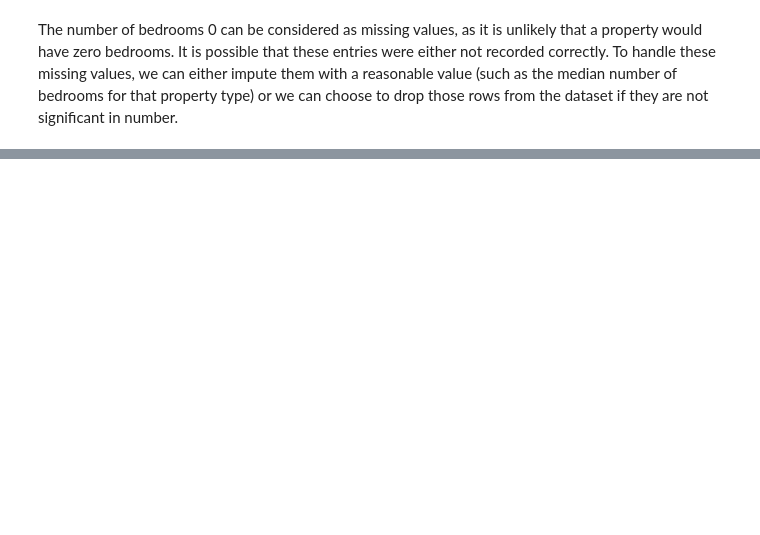
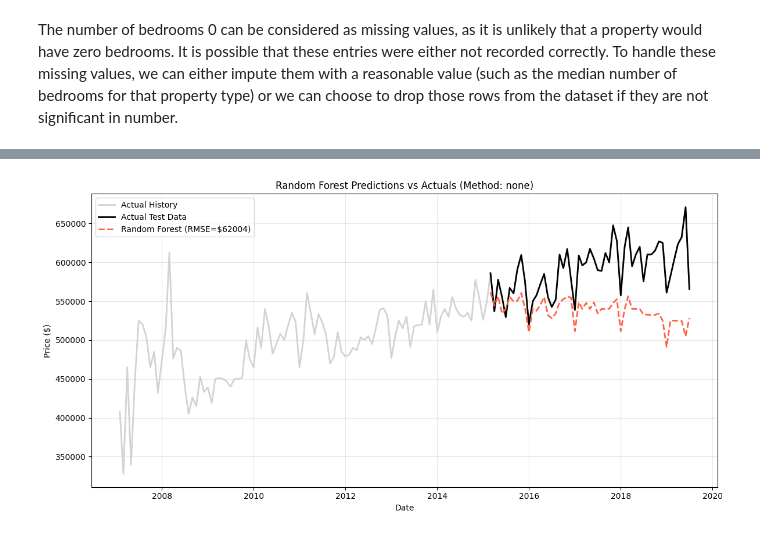
Before and after one commit to lucazini03/AI_industry, a Jupyter notebook: property_sales_forecasting/sales.ipynb, the cells around one changed output, grey strips where cells are left out. Saved outputs shown, nothing was run; the diff lists cells and outputs as text; code cells hidden in the pictures; blank space fills up the shorter version.

Commit message:
sales

```diff
--- a/property_sales_forecasting/sales.ipynb
+++ b/property_sales_forecasting/sales.ipynb
@@ -1,3 +3,5 @@
+# %%
+train_size = 0.65
 # %%
 import warnings
 warnings.filterwarnings('ignore')
@@ -115,0 +304,81 @@ print(df[df['type'] == 'unit']['bedrooms'].unique())
+# %%
+from sklearn.ensemble import RandomForestRegressor
+from sklearn.inspection import PartialDependenceDisplay
+from sklearn.metrics import mean_squared_error
+import math
+
+# Function to calculate RMSE in Dollars
+def calculate_rmse(y_true, y_pred):
+    return np.sqrt(mean_squared_error(y_true, y_pred))
+
+for type_of_outlier in ['none', 'remove', 'log_transform']: #'power_transform']:
+    print(f"\n--- Handling outliers with method: {type_of_outlier} ---")
+
+    # 1. Get the NEW data from the pipeline
+    df_cleaned, monthly, monthly_df_cleaned = pipeline(df, type_of_outlier=type_of_outlier, plotting=False)
+
+    # 2. Update Train/Test splits using the NEW monthly_df_cleaned
+    split_idx = int(len(monthly_df_cleaned) * train_size)
+    train = monthly_df_cleaned.iloc[:split_idx]
+    test = monthly_df_cleaned.iloc[split_idx:]
+
+    # 3. Re-define X and y
+    y_train = train['price']
+    y_test  = test['price']
+    X_train = train[['avg_bedrooms', 'house_ratio', 'sales_count']]
+    X_test  = test[['avg_bedrooms', 'house_ratio', 'sales_count']]
+
+    # 4. Train the Random Forest model
+    model = RandomForestRegressor(n_estimators=100, random_state=42)
+    model.fit(X_train, y_train)
+
+    predictions = model.predict(X_test)
+
+    # 5. Inverse-transform to Dollars when using log-transform,
+    #    otherwise keep prices as they are
+    if type_of_outlier == 'log_transform':
+        actual_dollar = np.exp(y_test.values)
+        preds_dollar = np.exp(predictions)
+        history_dollar = np.exp(monthly_df_cleaned['price'].values)
+    elif type_of_outlier == 'power_transform':
+        actual_dollar = np.power(10, y_test.values)
+        preds_dollar = np.power(10, predictions)
+        history_dollar = np.power(10, monthly_df_cleaned['price'].values)
+    else:
+        actual_dollar = y_test.values
+        preds_dollar = predictions
+        history_dollar = monthly_df_cleaned['price'].values
+
+    # 6. Calculate RMSE in Dollars
+    rmse_rf = calculate_rmse(actual_dollar, preds_dollar)
+    print(f"Random Forest RMSE: ${rmse_rf:,.2f}")
+
+    # 7. Plotting (similar style to the LSTM plots)
+    full_dates = monthly_df_cleaned.index
+    test_dates = test.index
+
+    plt.figure(figsize=(12, 6))
+
+    # Plot Full History
+    plt.plot(full_dates, history_dollar, label='Actual History', color='lightgray', linewidth=2)
+    plt.plot(test_dates, actual_dollar, label='Actual Test Data', color='black', linewidth=2)
+
+    # Plot Predictions
+    plt.plot(test_dates, preds_dollar, label=f'Random Forest (RMSE=${int(rmse_rf)})', color='tomato', linestyle='--', linewidth=2)
+
+    plt.title(f'Random Forest Predictions vs Actuals (Method: {type_of_outlier})')
+    plt.xlabel('Date')
+    plt.ylabel('Price ($)')
+    plt.legend()
+    plt.grid(True, alpha=0.3)
+    plt.tight_layout()
+    plt.show()
+
+    # 8. Feature importance and partial dependence (kept from original cell)
+    feature_importance = pd.Series(model.feature_importances_, index=X_train.columns).sort_values(ascending=False)
+    print(f"Feature importance for {type_of_outlier}:\n{feature_importance}\n")
+
+    #PartialDependenceDisplay.from_estimator(model, X_train, ["house_ratio"])
+    #plt.suptitle(f"Partial Dependence of Price on House Ratio ({type_of_outlier})", y=1.02)
+    #plt.show()
+# %% [output]
@@ -115,0 +387 @@ print(df[df['type'] == 'unit']['bedrooms'].unique())
+[figure, added]
```
Also changed, not shown: parts of 32 cells of this notebook.
